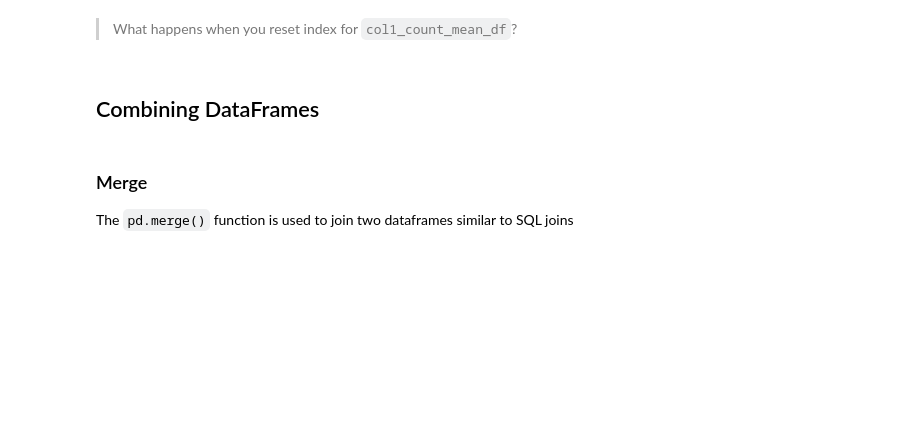
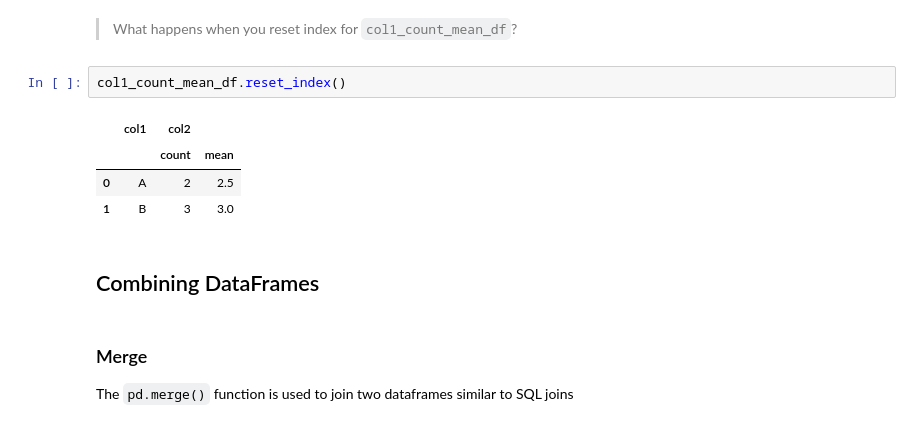
Before and after one commit to goodhamgupta/ml_workshop, a Jupyter notebook: 02-More Pandas and Visualization.ipynb, the cells around one changed output. Drawn from its saved outputs; the diff is of its cells as text; blank space fills up the shorter version.

```diff
--- a/02-More Pandas and Visualization.ipynb
+++ b/02-More Pandas and Visualization.ipynb
@@ -207,5 +238,12 @@ col1_count_df.reset_index()
 # %% [markdown]
 > What happens when you reset index for `col1_count_mean_df`?
+# %%
+col1_count_mean_df.reset_index()
+# %% [output]
+|  | col1 | col2 |  |
+|  |  | count | mean |
+| 0 | A | 2 | 2.5 |
+| 1 | B | 3 | 3.0 |
 # %% [markdown]
 ## Combining DataFrames
 # %% [markdown]
```
Also changed, not shown: parts of 7 cells of this notebook, 8 other files.
